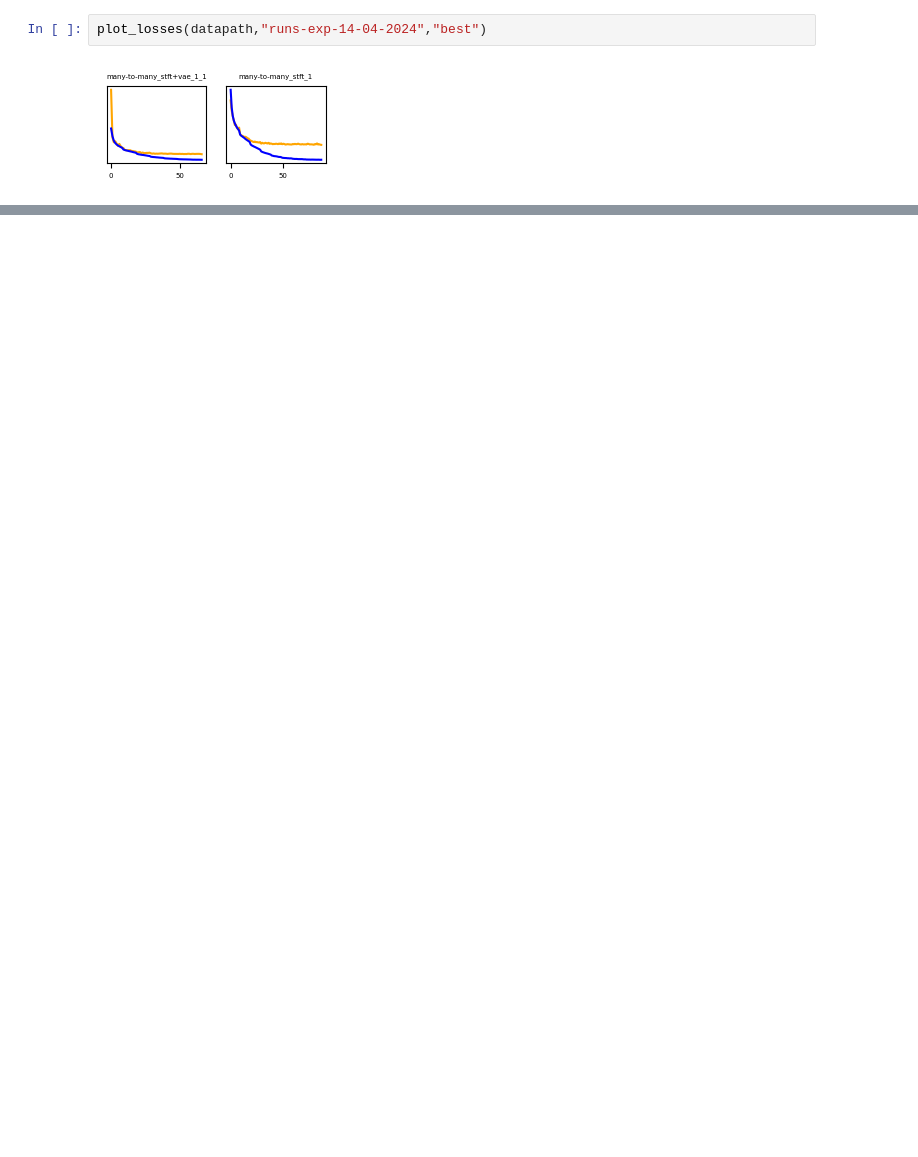
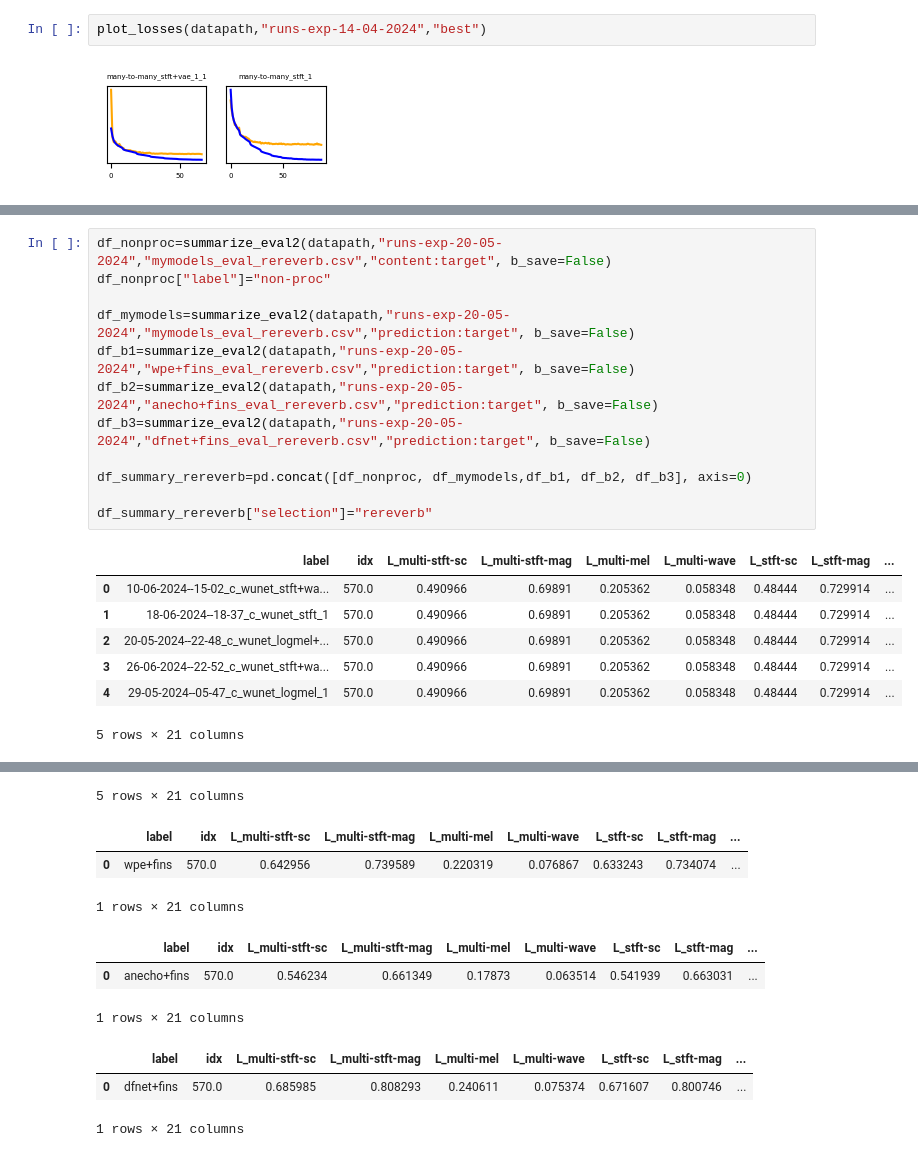
Before and after one commit to joaluba/reverb-match-cond-u-net, a Jupyter notebook: notebooks/exp_log.ipynb, the cells around one changed output, grey strips where cells are left out. Drawn from its saved outputs; the diff is of its cells as text; blank space fills up the shorter version.

```diff
--- a/notebooks/exp_log.ipynb
+++ b/notebooks/exp_log.ipynb
@@ -415,0 +499,20 @@ summarize_eval2(datapath,"runs-exp-20-05-2024","eval_wpe+fins.csv","prediction:t
+# %%
+df_nonproc=summarize_eval2(datapath,"runs-exp-20-05-2024","mymodels_eval_rereverb.csv","content:target", b_save=False)
+df_nonproc["label"]="non-proc"
+
+df_mymodels=summarize_eval2(datapath,"runs-exp-20-05-2024","mymodels_eval_rereverb.csv","prediction:target", b_save=False)
+df_b1=summarize_eval2(datapath,"runs-exp-20-05-2024","wpe+fins_eval_rereverb.csv","prediction:target", b_save=False)
+df_b2=summarize_eval2(datapath,"runs-exp-20-05-2024","anecho+fins_eval_rereverb.csv","prediction:target", b_save=False)
+df_b3=summarize_eval2(datapath,"runs-exp-20-05-2024","dfnet+fins_eval_rereverb.csv","prediction:target", b_save=False)
+
+df_summary_rereverb=pd.concat([df_nonproc, df_mymodels,df_b1, df_b2, df_b3], axis=0)
+
+df_summary_rereverb["selection"]="rereverb"
+# %% [output]
+|  | label | idx | L_multi-stft-sc | L_multi-stft-mag | L_multi-mel | L_multi-wave | L_stft-sc | L_stft-mag | ... |
+| 0 | 10-06-2024--15-02_c_wunet_stft+wa... | 570.0 | 0.490966 | 0.69891 | 0.205362 | 0.058348 | 0.48444 | 0.729914 | ... |
+| 1 | 18-06-2024--18-37_c_wunet_stft_1 | 570.0 | 0.490966 | 0.69891 | 0.205362 | 0.058348 | 0.48444 | 0.729914 | ... |
+| 2 | 20-05-2024--22-48_c_wunet_logmel+... | 570.0 | 0.490966 | 0.69891 | 0.205362 | 0.058348 | 0.48444 | 0.729914 | ... |
+| 3 | 26-06-2024--22-52_c_wunet_stft+wa... | 570.0 | 0.490966 | 0.69891 | 0.205362 | 0.058348 | 0.48444 | 0.729914 | ... |
+| 4 | 29-05-2024--05-47_c_wunet_logmel_1 | 570.0 | 0.490966 | 0.69891 | 0.205362 | 0.058348 | 0.48444 | 0.729914 | ... |
+5 rows × 21 columns
@@ -415,0 +525,10 @@ summarize_eval2(datapath,"runs-exp-20-05-2024","eval_wpe+fins.csv","prediction:t
+5 rows × 21 columns
+|  | label | idx | L_multi-stft-sc | L_multi-stft-mag | L_multi-mel | L_multi-wave | L_stft-sc | L_stft-mag | ... |
+| 0 | wpe+fins | 570.0 | 0.642956 | 0.739589 | 0.220319 | 0.076867 | 0.633243 | 0.734074 | ... |
+1 rows × 21 columns
+|  | label | idx | L_multi-stft-sc | L_multi-stft-mag | L_multi-mel | L_multi-wave | L_stft-sc | L_stft-mag | ... |
+| 0 | anecho+fins | 570.0 | 0.546234 | 0.661349 | 0.17873 | 0.063514 | 0.541939 | 0.663031 | ... |
+1 rows × 21 columns
+|  | label | idx | L_multi-stft-sc | L_multi-stft-mag | L_multi-mel | L_multi-wave | L_stft-sc | L_stft-mag | ... |
+| 0 | dfnet+fins | 570.0 | 0.685985 | 0.808293 | 0.240611 | 0.075374 | 0.671607 | 0.800746 | ... |
+1 rows × 21 columns
```
Also changed, not shown: parts of 9 cells of this notebook, 15 other files.
